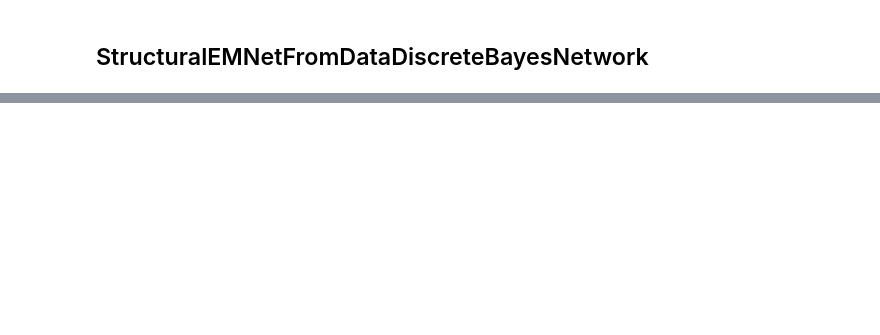
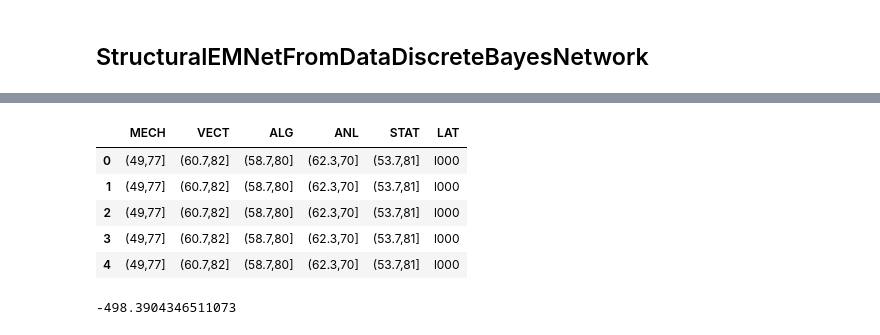
Before and after one commit to cs224/pybnl, a Jupyter notebook: examples/010-2018-06-15-marks.ipynb, the cells around one changed output, grey strips where cells are left out. Saved outputs shown, nothing was run; the diff lists cells and outputs as text; code cells hidden in the pictures; blank space fills up the shorter version.

Commit message:
010-2018-06-15-marks.ipynb: converted all functionality to cooperate with sklearn

```diff
--- a/examples/010-2018-06-15-marks.ipynb
+++ b/examples/010-2018-06-15-marks.ipynb
@@ -116,3 +183,6 @@ pd_marks.head()
+# %%
+hbt = pybnl.bn.HarteminkBinTransformer(3,ibreaks=18)
+dmarks = hbt.fit_transform(X=pd_marks)
 # %%
-dmarks = pybnl.bn.discretize(pd_marks)
+# dmarks = pybnl.bn.discretize(pd_marks)
 dmarks.info()
@@ -138,4 +404,4 @@ net_dmarks.structure().cpdag().dot()
 # %%
 net_ldmarks = pybnl.bn.StructuralEMNetFromDataDiscreteBayesNetwork(ldmarks)
-net_ldmarks.fit()
+net_ldmarks.fit(ldmarks)
 net_ldmarks.structure().cpdag().dot()
@@ -141,0 +411,13 @@ net_ldmarks.structure().cpdag().dot()
+# %%
+net_ldmarks.imputed_.head()
+# %% [output]
+|  | MECH | VECT | ALG | ANL | STAT | LAT |
+| 0 | (49,77] | (60.7,82] | (58.7,80] | (62.3,70] | (53.7,81] | l000 |
+| 1 | (49,77] | (60.7,82] | (58.7,80] | (62.3,70] | (53.7,81] | l000 |
+| 2 | (49,77] | (60.7,82] | (58.7,80] | (62.3,70] | (53.7,81] | l000 |
+| 3 | (49,77] | (60.7,82] | (58.7,80] | (62.3,70] | (53.7,81] | l000 |
+| 4 | (49,77] | (60.7,82] | (58.7,80] | (62.3,70] | (53.7,81] | l000 |
+# %%
+net_ldmarks.score()
+# %% [output]
+-498.3904346511073
```
Also changed, not shown: parts of 49 cells of this notebook, 1 other file.
